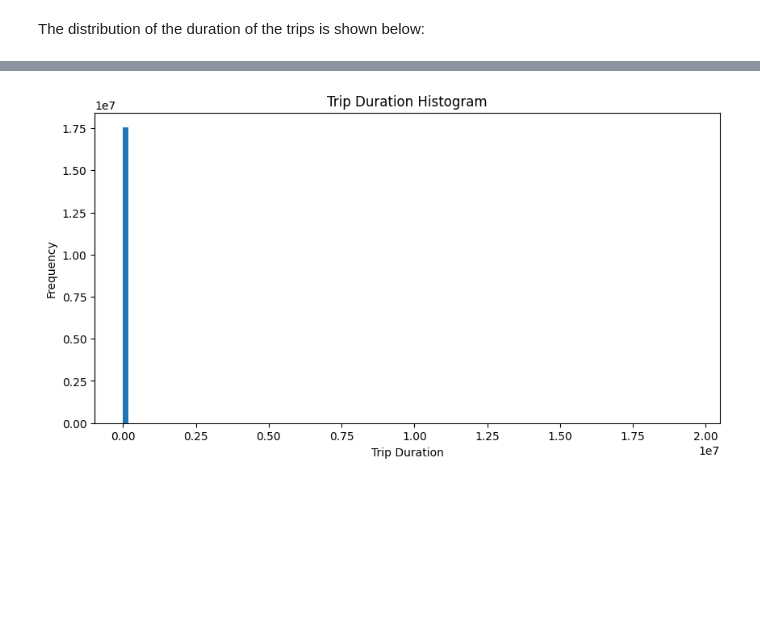
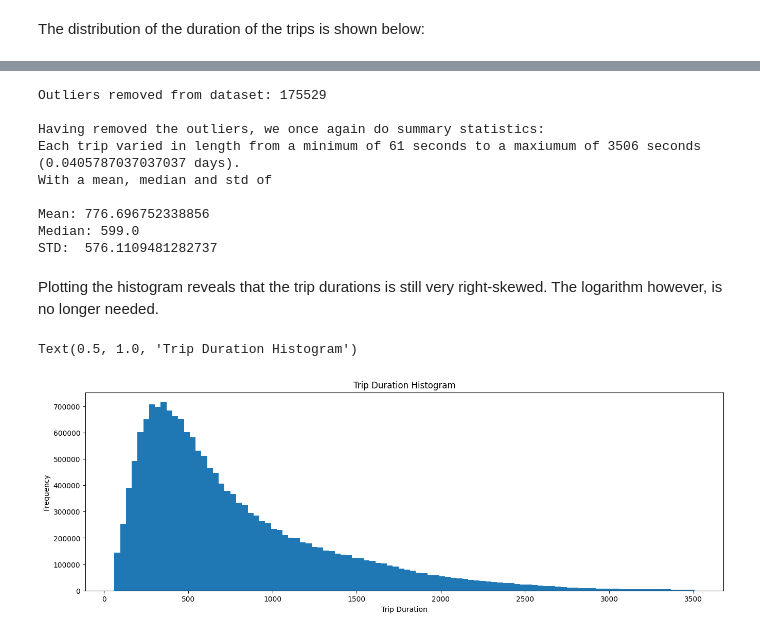
Before and after one commit to 4ug-aug/42577-IBA-Project, a Jupyter notebook: project.ipynb, the cells around one changed output, grey strips where cells are left out. Drawn from its saved outputs; the diff is of its cells as text; code cells hidden in the pictures; blank space fills up the shorter version.

```diff
--- a/project.ipynb
+++ b/project.ipynb
@@ -63,9 +206,40 @@ The distribution of the duration of the trips is shown below:
+# %%
+# Outlier if trip lasts more than a day
+# data_outliers_removed = data[data['tripduration'] < 1*24*60*60]
+
+# OR: remove if larger than third quartile:
+# data_outliers_removed = data[data.tripduration < data.tripduration.quantile(0.75)]
+
+# OR: remove if larger than 99th percentile
+data_outliers_removed = data[data.tripduration < data.tripduration.quantile(0.99)]
+
+print(f"Outliers removed from dataset: {len(data) - len(data_outliers_removed)}\n")
+
+print(f"""Having removed the outliers, we once again do summary statistics:
+Each trip varied in length from a minimum of {min(data_outliers_removed['tripduration'])} seconds to a maxiumum of {max(data_outliers_removed['tripduration'])} seconds ({max(data_outliers_removed['tripduration']) / 60 / 60 / 24} days).
+With a mean, median and std of \n
+Mean: {data_outliers_removed['tripduration'].mean()}
+Median: {data_outliers_removed['tripduration'].median()}
+STD:  {data_outliers_removed['tripduration'].std()}""")
+# %% [output]
+Outliers removed from dataset: 175529
+
+Having removed the outliers, we once again do summary statistics:
+Each trip varied in length from a minimum of 61 seconds to a maxiumum of 3506 seconds (0.0405787037037037 days).
+With a mean, median and std of
+
+Mean: 776.696752338856
+Median: 599.0
+STD:  576.1109481282737
+# %% [markdown]
+Plotting the histogram reveals that the trip durations is still very right-skewed.
+The logarithm however, is no longer needed.
 # %%
-plt.figure(figsize=(10, 5))
-plt.hist(data['tripduration'], bins=100)
+plt.figure(figsize=(16, 5))
+plt.hist(data_outliers_removed['tripduration'], bins=100)
 plt.xlabel('Trip Duration')
 plt.ylabel('Frequency')
 plt.title('Trip Duration Histogram')
-plt.show()
 # %% [output]
+Text(0.5, 1.0, 'Trip Duration Histogram')
-[figure, old version]
+[figure, new version]
```
Also changed, not shown: parts of 42 cells of this notebook, 1 other file.
